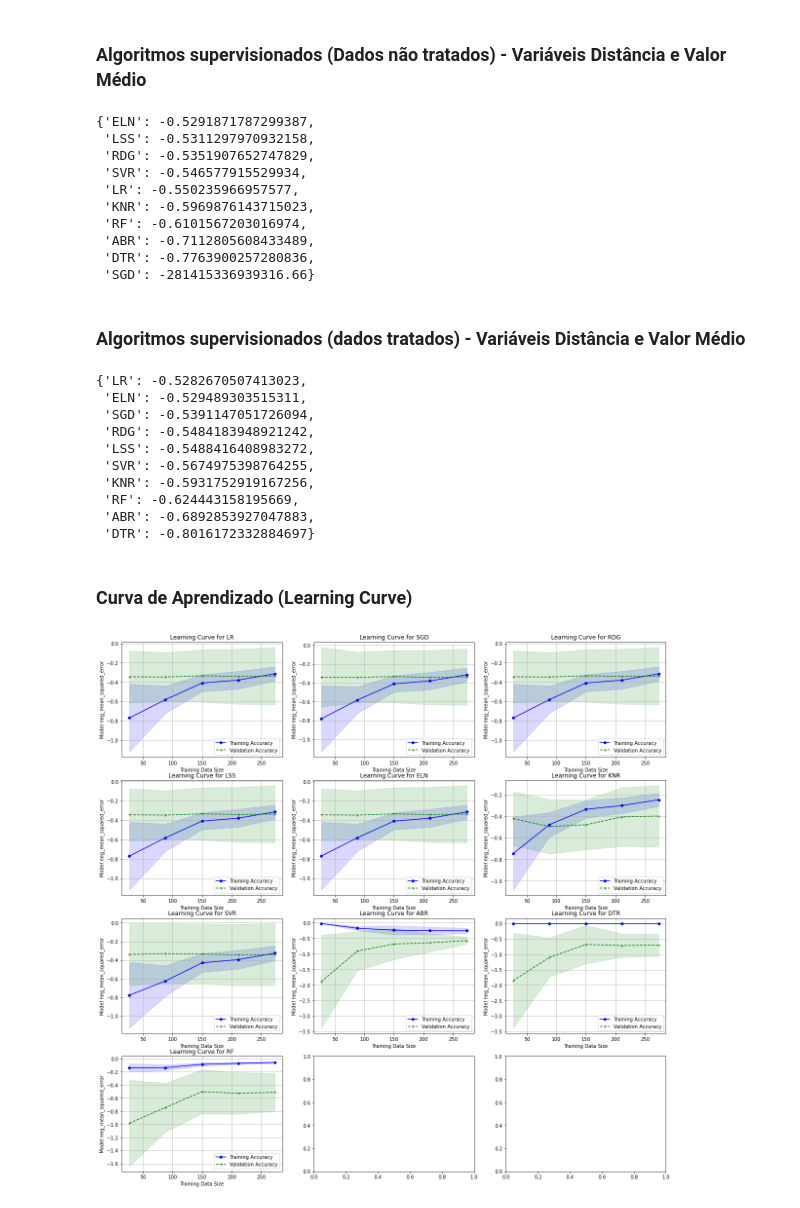
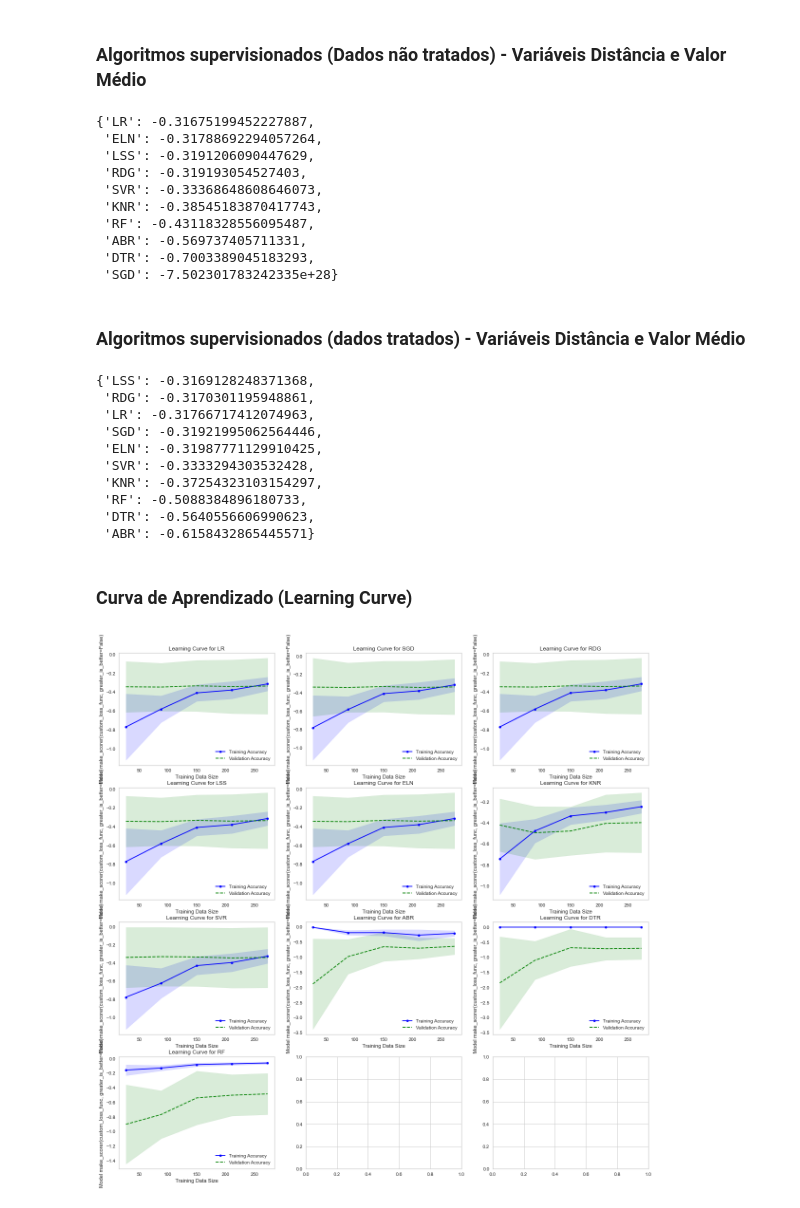
Before and after one commit to lucastsc/eletromagnetism, a Jupyter notebook: electromagnetism.ipynb, the cells around one changed output. Drawn from its saved outputs; the diff is of its cells as text; code cells hidden in the pictures.

Commit message:
feat: make some changes to scoring techniques to mse and abs and some other adjustments

```diff
--- a/electromagnetism.ipynb
+++ b/electromagnetism.ipynb
@@ -572,6 +590,20 @@ RMSE: 0.002881337575694838
 [figure]
 # %% [markdown]
 ### Algoritmos supervisionados (Dados não tratados) - Variáveis Valor Médio e % do Limite
+# %%
+#defining a standard loss function to be used
+def custom_loss_func(ground_truth, predictions):
+    #the following for MSE
+    diff = (ground_truth - predictions) ** 2
+    mse = sum(diff) / len(ground_truth)
+    return mse
+
+    ##the following for ABS
+    #diff = np.abs(ground_truth - predictions)
+    #abs_error = sum(diff) / len(ground_truth)
+    #return abs_error
+
+custom_loss  = make_scorer(custom_loss_func, greater_is_better=False)
 # %%
 #separation features and target
 X = mdf_anapolis[['Valor Medio']]
@@ -589,11 +621,11 @@ modelos.append(('ABR', AdaBoostRegressor()))
 modelos.append(('DTR', DecisionTreeRegressor()))
 modelos.append(('RF', RandomForestRegressor()))
 
-
+models_performance = {}
 for modelo in modelos:
     nome = modelo[0]
     modelo_aplicado = modelo[1]
-    scoring = 'neg_root_mean_squared_error'
+    scoring = custom_loss
     kfold = KFold(n_splits=5, shuffle = True)
     resultados = cross_val_score(modelo_aplicado, np.array(X),np.array(y), cv=kfold, scoring=scoring)
     models_performance[nome] = resultados.mean()
@@ -636,23 +668,23 @@ models_performance = {}
 for modelo in modelos:
     nome = modelo[0]
     modelo_aplicado = modelo[1]
-    scoring = 'neg_root_mean_squared_error'
+    scoring = custom_loss
     kfold = KFold(n_splits=5, shuffle = True)
     resultados = cross_val_score(modelo_aplicado, np.array(X),np.array(y), cv=kfold, scoring=scoring)
     models_performance[nome] = resultados.mean()
 sorted_performance = {k: v for k, v in sorted(models_performance.items(), key=lambda item: item[1], reverse = True)}
 sorted_performance
 # %% [output]
-{'ELN': -0.5291871787299387,
- 'LSS': -0.5311297970932158,
- 'RDG': -0.5351907652747829,
- 'SVR': -0.546577915529934,
- 'LR': -0.550235966957577,
- 'KNR': -0.5969876143715023,
- 'RF': -0.6101567203016974,
- 'ABR': -0.7112805608433489,
- 'DTR': -0.7763900257280836,
- 'SGD': -281415336939316.66}
+{'LR': -0.31675199452227887,
+ 'ELN': -0.31788692294057264,
+ 'LSS': -0.3191206090447629,
+ 'RDG': -0.319193054527403,
+ 'SVR': -0.33368648608646073,
+ 'KNR': -0.38545183870417743,
+ 'RF': -0.43118328556095487,
+ 'ABR': -0.569737405711331,
+ 'DTR': -0.7003389045183293,
+ 'SGD': -7.502301783242335e+28}
 # %% [markdown]
 ### Algoritmos supervisionados (dados tratados) - Variáveis Distância e Valor Médio
 # %%
@@ -679,23 +711,23 @@ models_performance = {}
 for modelo in modelos:
     nome = modelo[0]
     modelo_aplicado = modelo[1]
-    scoring = 'neg_root_mean_squared_error'
+    scoring = custom_loss
     kfold = KFold(n_splits=5, shuffle = True)
     resultados = cross_val_score(modelo_aplicado, np.array(X),np.array(y), cv=kfold, scoring=scoring)
     models_performance[nome] = resultados.mean()
 sorted_performance = {k: v for k, v in sorted(models_performance.items(), key=lambda item: item[1], reverse = True)}
 sorted_performance
 # %% [output]
-{'LR': -0.5282670507413023,
- 'ELN': -0.529489303515311,
- 'SGD': -0.5391147051726094,
- 'RDG': -0.5484183948921242,
- 'LSS': -0.5488416408983272,
- 'SVR': -0.5674975398764255,
- 'KNR': -0.5931752919167256,
- 'RF': -0.624443158195669,
- 'ABR': -0.6892853927047883,
- 'DTR': -0.8016172332884697}
+{'LSS': -0.3169128248371368,
+ 'RDG': -0.3170301195948861,
+ 'LR': -0.31766717412074963,
+ 'SGD': -0.31921995062564446,
+ 'ELN': -0.31987771129910425,
+ 'SVR': -0.3333294303532428,
+ 'KNR': -0.37254323103154297,
+ 'RF': -0.5088384896180733,
+ 'DTR': -0.5640556606990623,
+ 'ABR': -0.6158432865445571}
 # %% [markdown]
 ### Curva de Aprendizado (Learning Curve)
 # %%
@@ -716,33 +748,33 @@ modelos.append(('DTR', DecisionTreeRegressor()))
 modelos.append(('RF', RandomForestRegressor()))
 
 fig, axs = plt.subplots(4, 3, figsize=(20, 20))
-scoring = 'neg_mean_squared_error'
+scoring = custom_loss
 for i, model in enumerate(modelos):
     name = model[0]
     modelo_aplicado = model[1]
     train_sizes, train_scores, test_scores = learning_curve(
         estimator=modelo_aplicado,
         X=X,
         y=y,
         cv=5,
         scoring=scoring,
         train_sizes=np.linspace(0.1, 1.0, 5),
         n_jobs=1)
 
     train_mean = np.mean(train_scores, axis=1)
     train_std = np.std(train_scores, axis=1)
     test_mean = np.mean(test_scores, axis=1)
     test_std = np.std(test_scores, axis=1)
 
     axs[i//3, i%3].plot(train_sizes, train_mean, color='blue', marker='o', markersize=5, label='Training Accuracy')
     axs[i//3, i%3].fill_between(train_sizes, train_mean + train_std, train_mean - train_std, alpha=0.15, color='blue')
     axs[i//3, i%3].plot(train_sizes, test_mean, color='green', marker='+', markersize=5, linestyle='--', label='Validation Accuracy')
     axs[i//3, i%3].fill_between(train_sizes, test_mean + test_std, test_mean - test_std, alpha=0.15, color='green')
 
     axs[i//3, i%3].set_title(f'Learning Curve for {name}')
     axs[i//3, i%3].set_xlabel('Training Data Size')
     axs[i//3, i%3].set_ylabel(f'Model {scoring}')
     axs[i//3, i%3].grid()
     axs[i//3, i%3].legend(loc='lower right')
 # %% [output]
-[figure, old version]
+[figure, new version]
```
Also changed, not shown: parts of 5 cells of this notebook.
